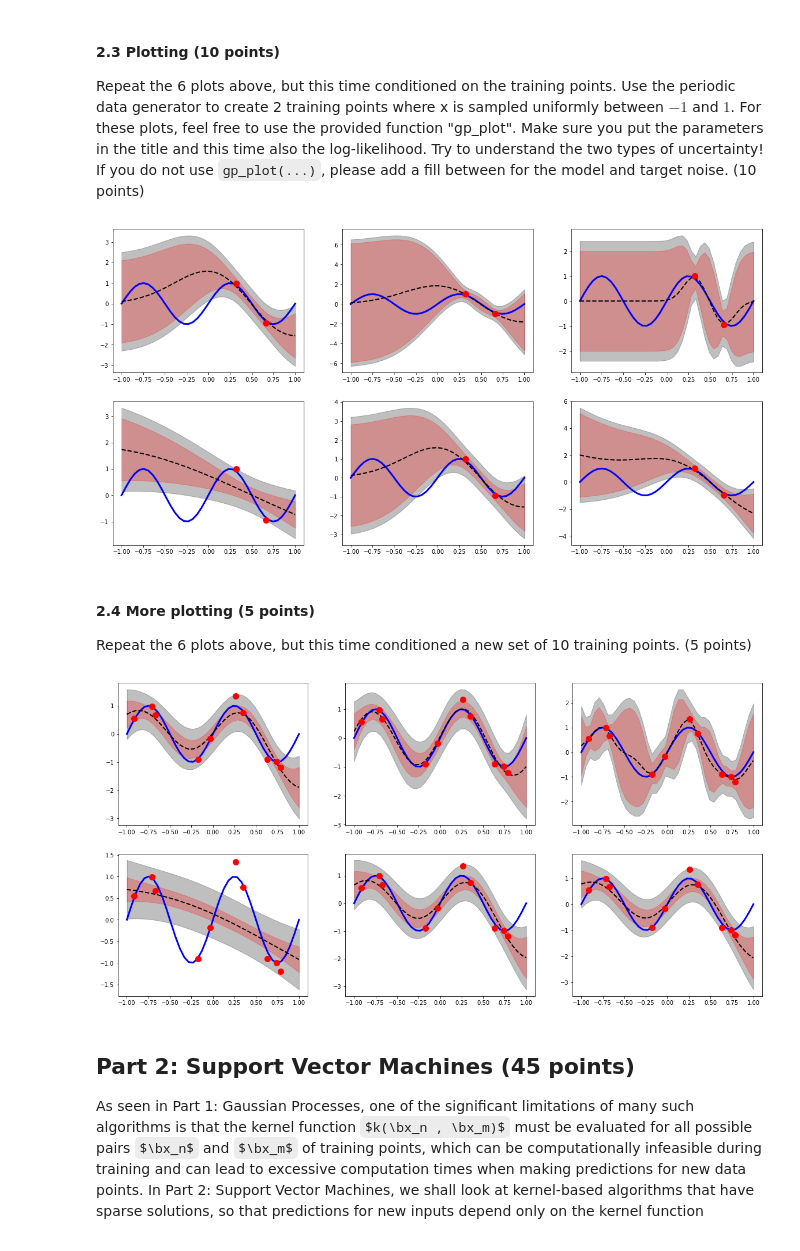
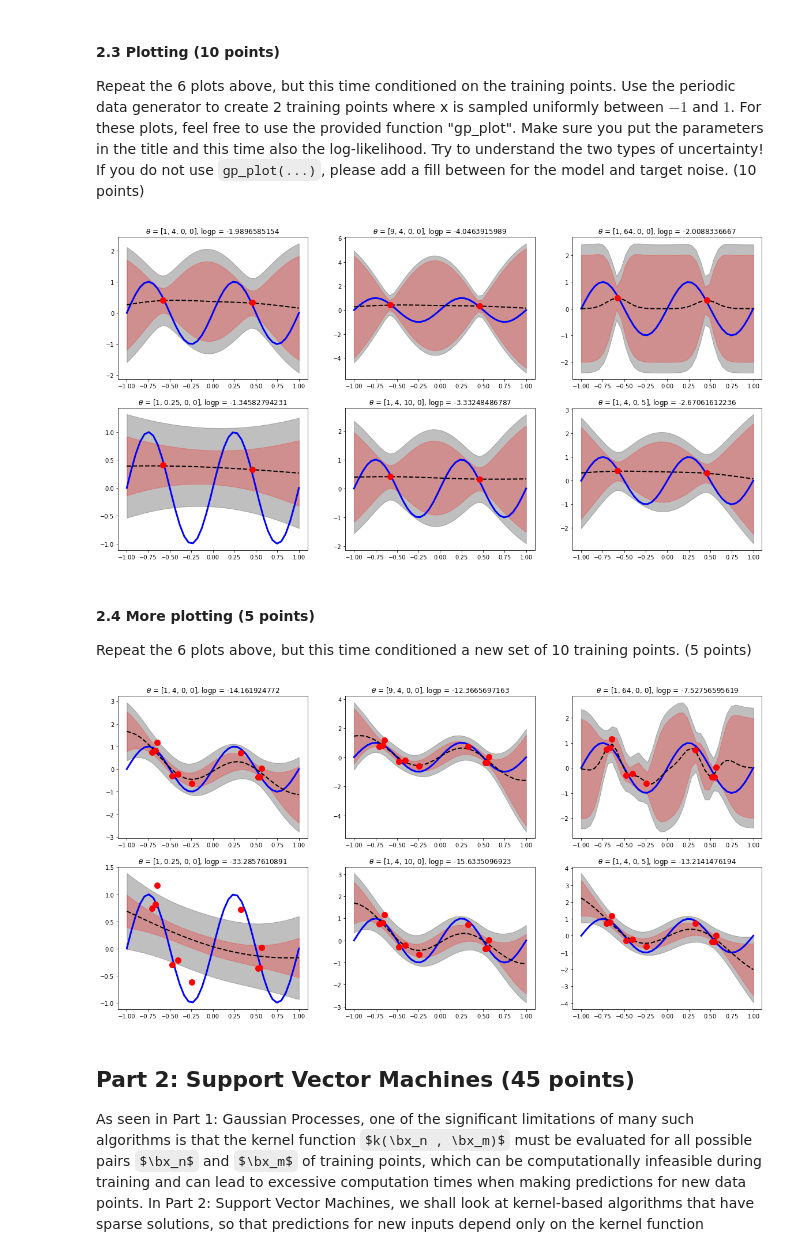
Before and after one commit to ndegier/ML1, a Jupyter notebook: 10683704_12311014_lab3.ipynb, the cells around one changed output. Cells and saved outputs as stored; diff of their text form; code cells hidden in the pictures; some formulas as TeX source.

```diff
--- a/10683704_12311014_lab3.ipynb
+++ b/10683704_12311014_lab3.ipynb
@@ -300,29 +300,31 @@ def gp_plot( x_test, y_test, mean_test, covar_test, x_train, t_train, theta, bet
 # %%
 def plot_predictive_distribution(N_train, N_test):
     sigma = 0.2
     beta  = 1.0 / pow(sigma, 2)
     train_x = 2*np.random.rand(N_train) -1
     train_y = true_mean_function(train_x)
     train_t = generate_t(train_x, sigma)
     test_x = np.linspace(-1, 1, N_test)
     test_y = true_mean_function(test_x)
     thetas_list = [[1,4,0,0],[9,4,0,0],[1,64,0,0],[1,0.25,0,0],[1,4,10,0],[1,4,0,5]]
     for i in range(6):
         plt.subplot(231 + i)
         theta = thetas_list[i]
-        mean_test, covar_test, _ = gp_predictive_distribution(train_x, train_t, test_x, theta, beta)
+        mean_test, covar_test, C = gp_predictive_distribution(train_x, train_t, test_x, theta, beta)
         gp_plot(test_x, test_y, mean_test, covar_test, train_x, train_t, theta, beta)
+        lp, _, _ = gp_log_likelihood(train_x, train_t, theta, beta, C=C)
+        plt.title(r"$\theta$ = " + str(theta) + ", logp = " + str(lp))
 
 plot_predictive_distribution(2, 40)
 # %% [output]
-[figure, old version]
+[figure, new version]
 # %% [markdown]
 #### 2.4 More plotting (5 points)
 Repeat the 6 plots above, but this time conditioned a new set of 10 training points. (5 points)
 # %%
 plot_predictive_distribution(10, 40)
 # %% [output]
-[figure, old version]
+[figure, new version]
 # %% [markdown]
 ## Part 2: Support Vector Machines (45 points)
 As seen in Part 1: Gaussian Processes, one of the significant limitations of many such algorithms is that the kernel function $k(\bx_n , \bx_m)$ must be evaluated for all possible pairs $\bx_n$ and $\bx_m$ of training points, which can be computationally infeasible during training and can lead to excessive computation times when making predictions for new data points.
```
Also changed, not shown: parts of 5 cells of this notebook.
